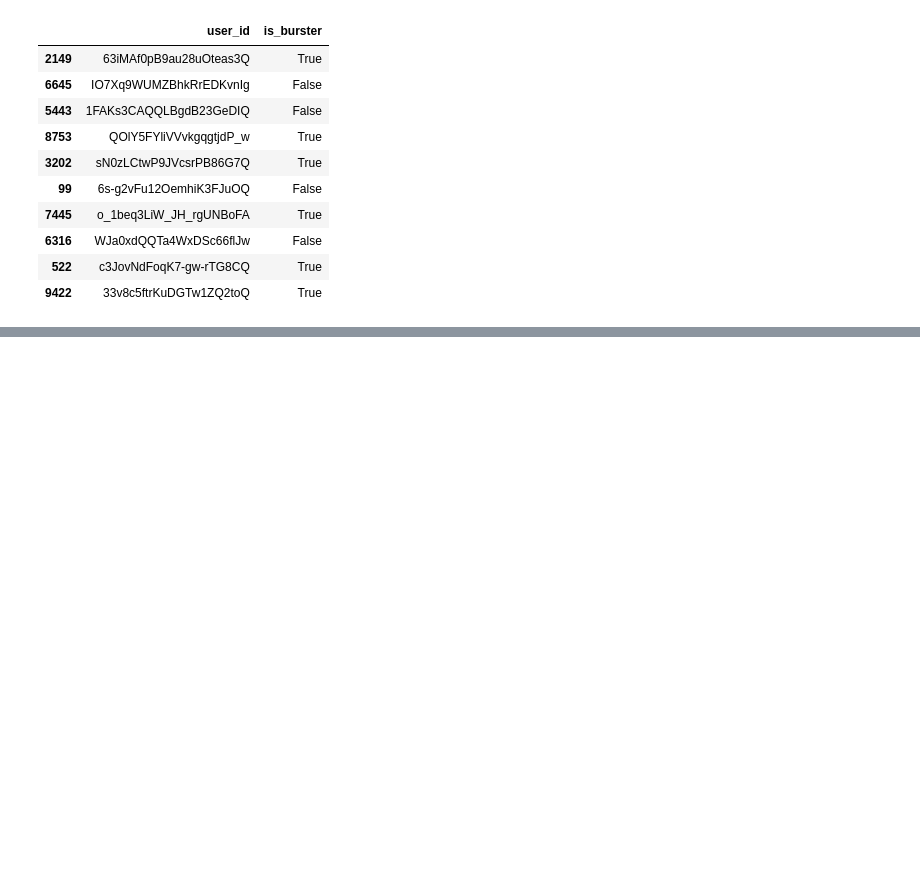
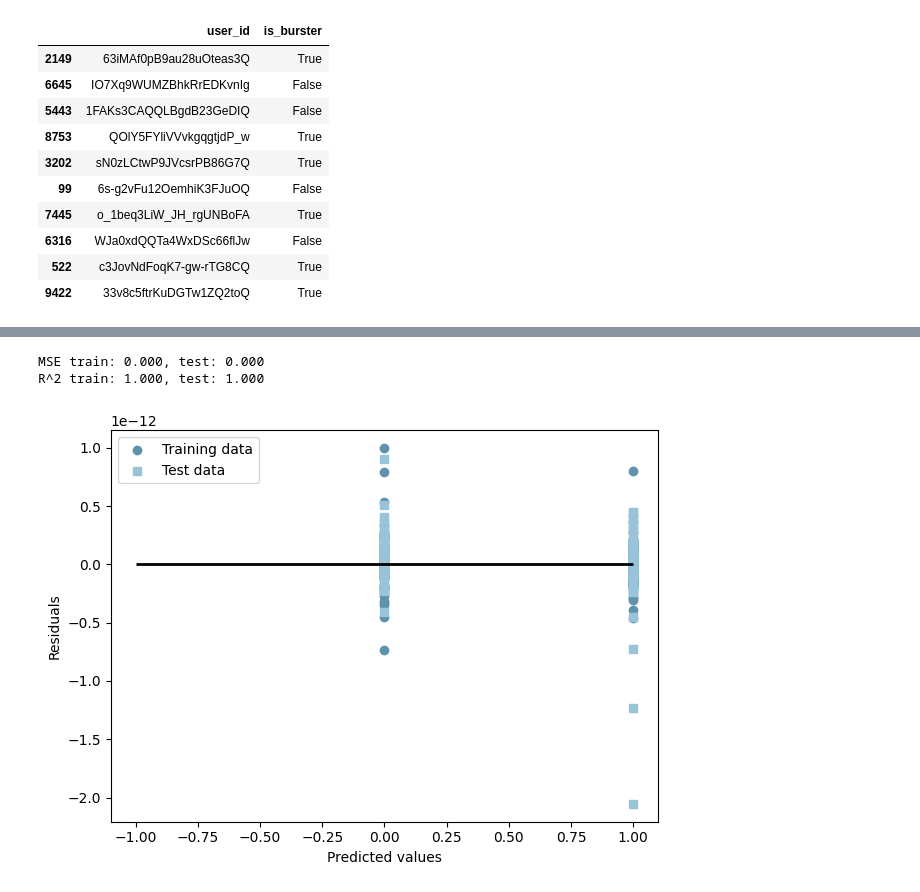
Before and after one commit to askador/data-mining-in-cybersecurity, a Jupyter notebook: data_analysis/quick_data_review/review_bursts.ipynb, the cells around one changed output, grey strips where cells are left out. Cells and saved outputs as stored; diff of their text form; code cells hidden in the pictures; blank space fills up the shorter version.

Commit message:
Better visualization

```diff
--- a/data_analysis/quick_data_review/review_bursts.ipynb
+++ b/data_analysis/quick_data_review/review_bursts.ipynb
@@ -173,0 +195,41 @@ user_df[['user_id', 'is_burster']].sample(10)
+# %%
+def get_train_data(df: pd.DataFrame, target:str, test_size:float):
+  X = df
+  y = df[target]
+  X_train, X_test, y_train, y_test =  train_test_split(X, y, test_size=test_size, random_state=42, shuffle = True)
+  return X_train, X_test, y_train, y_test
+# %%
+X_train, X_test, y_train, y_test = get_train_data(user_lr, 'is_burster', 0.3)
+# %%
+def train_linear_model(X_train, y_train):
+  model = LinearRegression()
+  model.fit(X_train, y_train)
+  return model
+
+model = train_linear_model(X_train, y_train)
+# %%
+# predict
+y_train_pred = model.predict(X_train)
+y_test_pred = model.predict(X_test)
+# scores
+print('MSE train: {:.3f}, test: {:.3f}'.format(
+        mean_squared_error(y_train, y_train_pred),
+        mean_squared_error(y_test, y_test_pred)))
+print('R^2 train: {:.3f}, test: {:.3f}'.format(
+        r2_score(y_train, y_train_pred),
+        r2_score(y_test, y_test_pred)))
+# %% [output]
+MSE train: 0.000, test: 0.000
+R^2 train: 1.000, test: 1.000
+# %%
+plt.scatter(y_train_pred,  y_train_pred - y_train,
+            c='#5f93ad', marker='o', label='Training data')
+plt.scatter(y_test_pred,  y_test_pred - y_test,
+            c='#98c3d9', marker='s', label='Test data')
+plt.xlabel('Predicted values')
+plt.ylabel('Residuals')
+plt.legend(loc='upper left')
+plt.hlines(y=0, xmin=-1, xmax=1, lw=2, color='#000000')
+plt.tight_layout()
+# %% [output]
+[figure, added]
```
Also changed, not shown: parts of 3 cells of this notebook.
